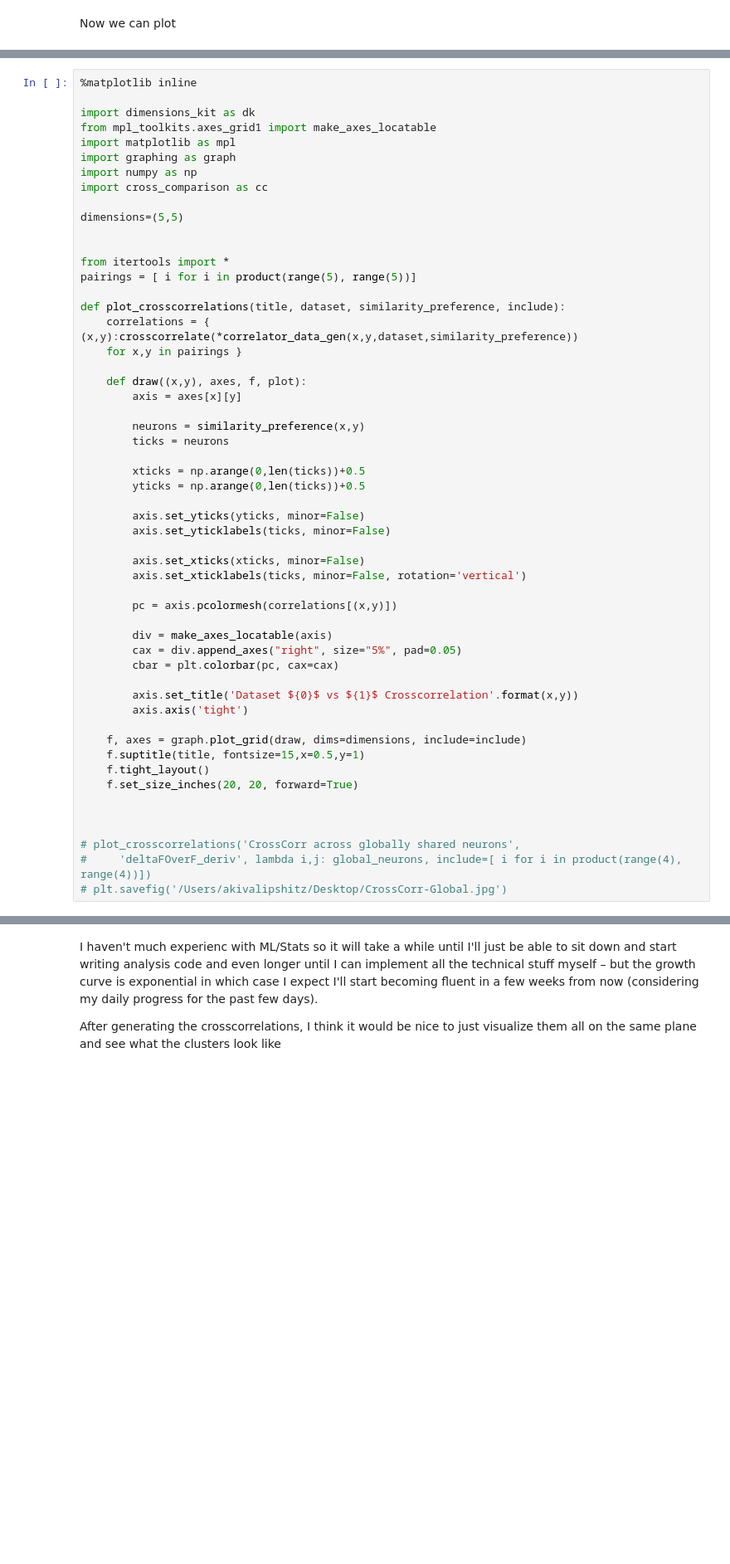
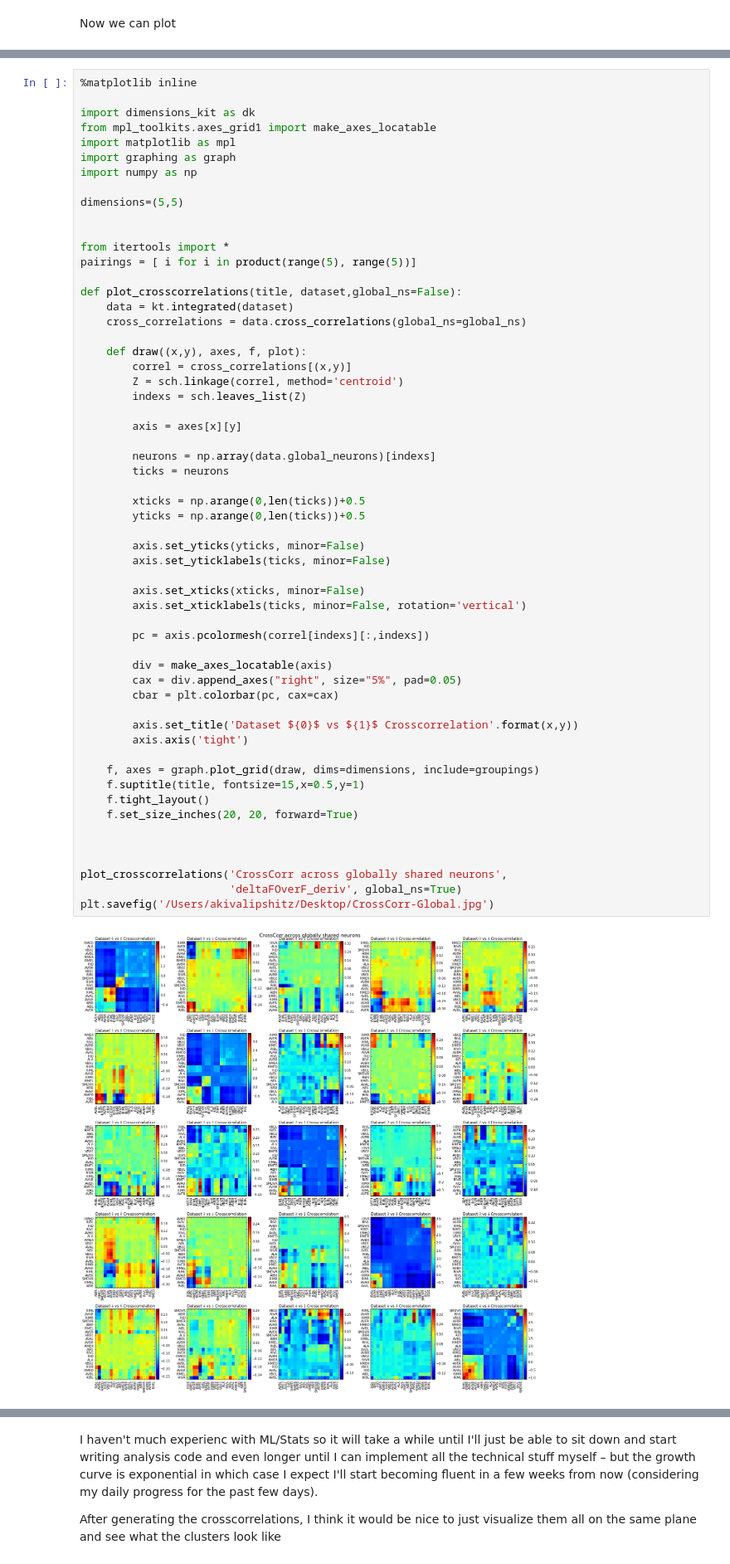
Before and after one commit to openworm/neuronal-analysis, a Jupyter notebook: laboratory/Katodata.ipynb, the cells around one changed output, grey strips where cells are left out. Shown: that part at 83% size. Saved outputs shown, nothing was run; the diff lists cells and outputs as text; blank space fills up the shorter version.

```diff
--- a/laboratory/Katodata.ipynb
+++ b/laboratory/Katodata.ipynb
@@ -125,7 +91,6 @@ from mpl_toolkits.axes_grid1 import make_axes_locatable
 import matplotlib as mpl
 import graphing as graph
 import numpy as np
-import cross_comparison as cc
 
 dimensions=(5,5)
 
@@ -133,42 +98,48 @@ dimensions=(5,5)
 from itertools import *
 pairings = [ i for i in product(range(5), range(5))]
 
-def plot_crosscorrelations(title, dataset, similarity_preference, include):
-    correlations = { (x,y):crosscorrelate(*correlator_data_gen(x,y,dataset,similarity_preference))
-    for x,y in pairings }
+def plot_crosscorrelations(title, dataset,global_ns=False):
+    data = kt.integrated(dataset)
+    cross_correlations = data.cross_correlations(global_ns=global_ns)
 
     def draw((x,y), axes, f, plot):
+        correl = cross_correlations[(x,y)]
+        Z = sch.linkage(correl, method='centroid')
+        indexs = sch.leaves_list(Z)
+
         axis = axes[x][y]
 
-        neurons = similarity_preference(x,y)
+        neurons = np.array(data.global_neurons)[indexs]
         ticks = neurons
 
         xticks = np.arange(0,len(ticks))+0.5
         yticks = np.arange(0,len(ticks))+0.5
 
         axis.set_yticks(yticks, minor=False)
         axis.set_yticklabels(ticks, minor=False)
 
         axis.set_xticks(xticks, minor=False)
         axis.set_xticklabels(ticks, minor=False, rotation='vertical')
 
-        pc = axis.pcolormesh(correlations[(x,y)])
+        pc = axis.pcolormesh(correl[indexs][:,indexs])
 
         div = make_axes_locatable(axis)
         cax = div.append_axes("right", size="5%", pad=0.05)
         cbar = plt.colorbar(pc, cax=cax)
 
         axis.set_title('Dataset ${0}$ vs ${1}$ Crosscorrelation'.format(x,y))
         axis.axis('tight')
 
-    f, axes = graph.plot_grid(draw, dims=dimensions, include=include)
+    f, axes = graph.plot_grid(draw, dims=dimensions, include=groupings)
     f.suptitle(title, fontsize=15,x=0.5,y=1)
     f.tight_layout()
     f.set_size_inches(20, 20, forward=True)
 
 
 
-# plot_crosscorrelations('CrossCorr across globally shared neurons',
-#     'deltaFOverF_deriv', lambda i,j: global_neurons, include=[ i for i in product(range(4), range(4))])
-# plt.savefig('/Users/akivalipshitz/Desktop/CrossCorr-Global.jpg')
+plot_crosscorrelations('CrossCorr across globally shared neurons',
+                       'deltaFOverF_deriv', global_ns=True)
+plt.savefig('/Users/akivalipshitz/Desktop/CrossCorr-Global.jpg')
+# %% [output]
+[figure, added]
 # %%
```
Also changed, not shown: parts of 17 cells of this notebook, 30 other files.
